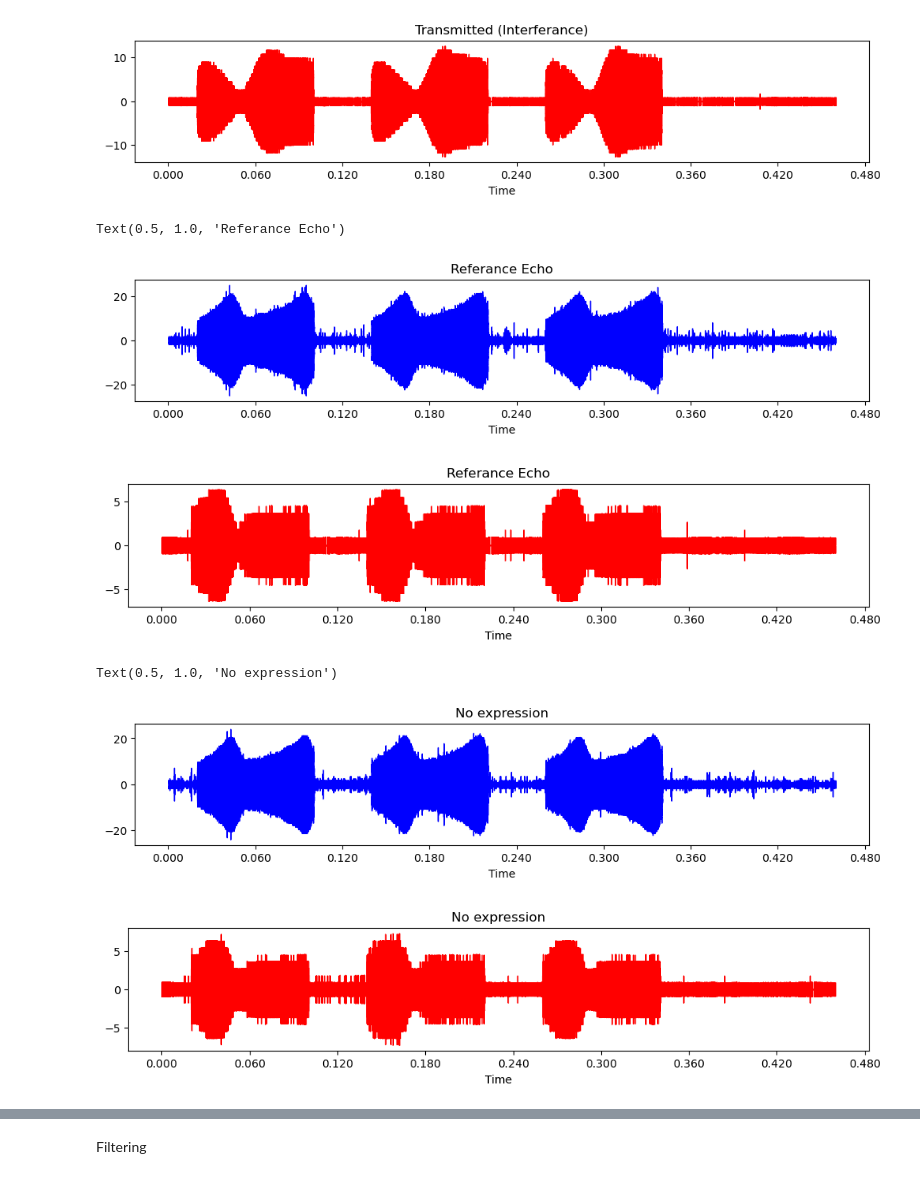
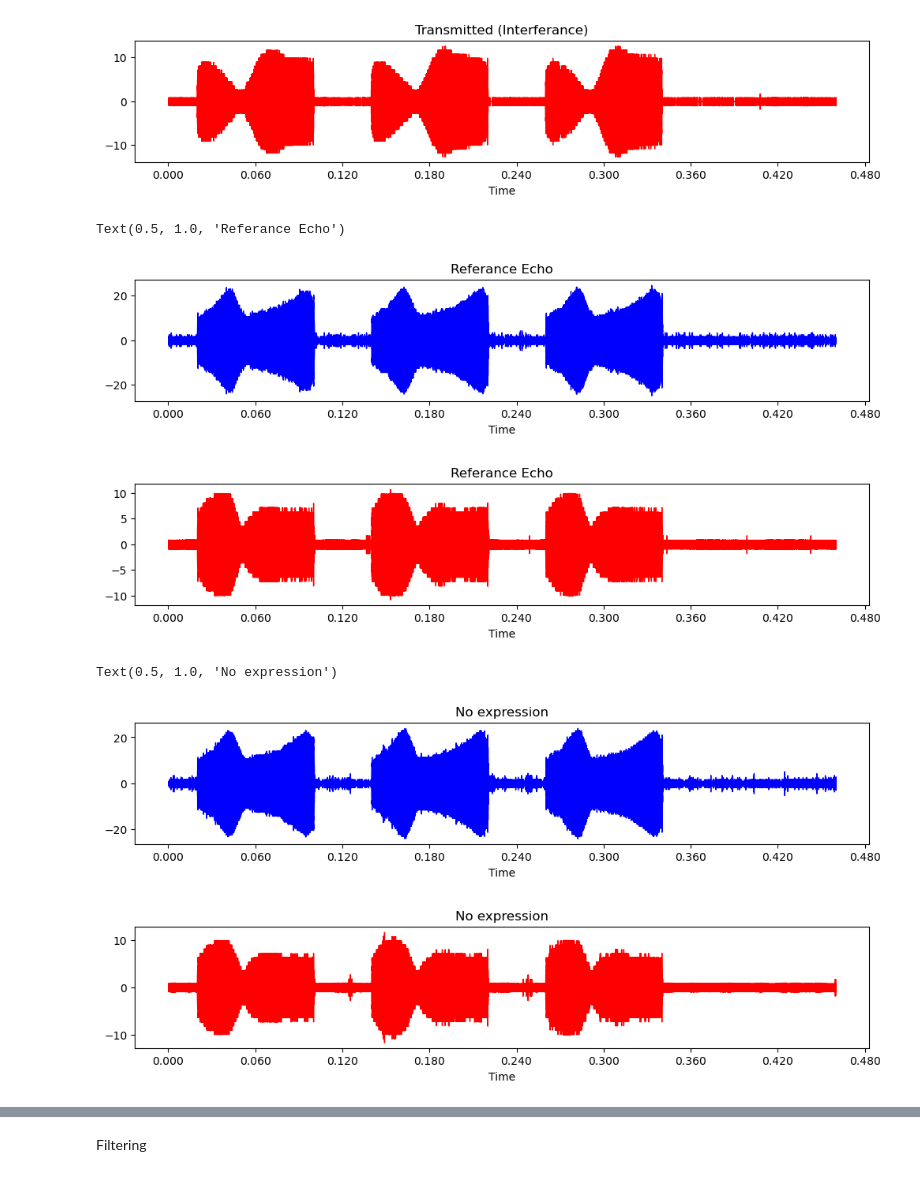
Before and after one commit to SaadiaJameel/ear-echo, a Jupyter notebook: Ear_Echo/Signal Analyzing.ipynb, the cells around one changed output, grey strips where cells are left out. Saved outputs shown, nothing was run; the diff lists cells and outputs as text; code cells hidden in the pictures.

```diff
--- a/Ear_Echo/Signal Analyzing.ipynb
+++ b/Ear_Echo/Signal Analyzing.ipynb
@@ -202,7 +202,7 @@ Text(0.5, 1.0, 'Transmitted (Interferance)')
 [figure]
 [figure]
 # %%
-Tes_no = "19"
+Tes_no = "0"
 ref_A0d , ref_B0d = get_data("Attemp 2\T1\Ref")
 
 Ref_A_1_d,Ref_B_1_d = get_data("Attemp 2\T"+Tes_no+"\Ref")
@@ -215,7 +215,7 @@ ind = segment_chirp(ref_A0d,Fs,delay=1)
 ref_A0 = ([ref_A0d])[0][ind[0]:ind[1]]
 ref_B0 = ([ref_B0d])[0][ind[0]:ind[1]]
 # %%
-ind = segment_chirp(Ref_A_1_d,Fs,thresh=0.0016,delay=0.3)
+ind = segment_chirp(Ref_A_1_d ,Fs,thresh=0.0013,delay=0.6)
 # 0,1,2 0.3
 Ref_A_1 = ([Ref_A_1_d])[0][ind[0]:ind[1]]
 Ref_B_1 = ([Ref_B_1_d])[0][ind[0]:ind[1]]
@@ -231,24 +231,24 @@ plt.title("Referance Echo")
 #plt.xlim((0.49,0.89))
 # %% [output]
 Text(0.5, 1.0, 'Referance Echo')
-[figure, old version]
+[figure, new version]
-[figure, old version]
+[figure, new version]
 # %%
-ind = segment_chirp(Relax_Ad,Fs,thresh=0.0013,delay=1)
+ind = segment_chirp(Relax_Ad,Fs,thresh=0.0015,delay=0.6)
 Relax_A = ([Relax_Ad])[0][ind[0]:ind[1]]
 Relax_B = ([Relax_Bd])[0][ind[0]:ind[1]]
 
 plt.figure(figsize=(12,2))
 librosa.display.waveshow(Relax_A,sr=Fs,color="blue")
 plt.title("No expression")
 #plt.xlim((1.383,2))
 
 plt.figure(figsize=(12,2))
 librosa.display.waveshow(Relax_B,sr=Fs,color="red")
 plt.title("No expression")
 #plt.xlim((0.7305,1.122))
 # %% [output]
 Text(0.5, 1.0, 'No expression')
-[figure, old version]
+[figure, new version]
-[figure, old version]
+[figure, new version]
 # %%
```
Also changed, not shown: parts of 16 cells of this notebook.
